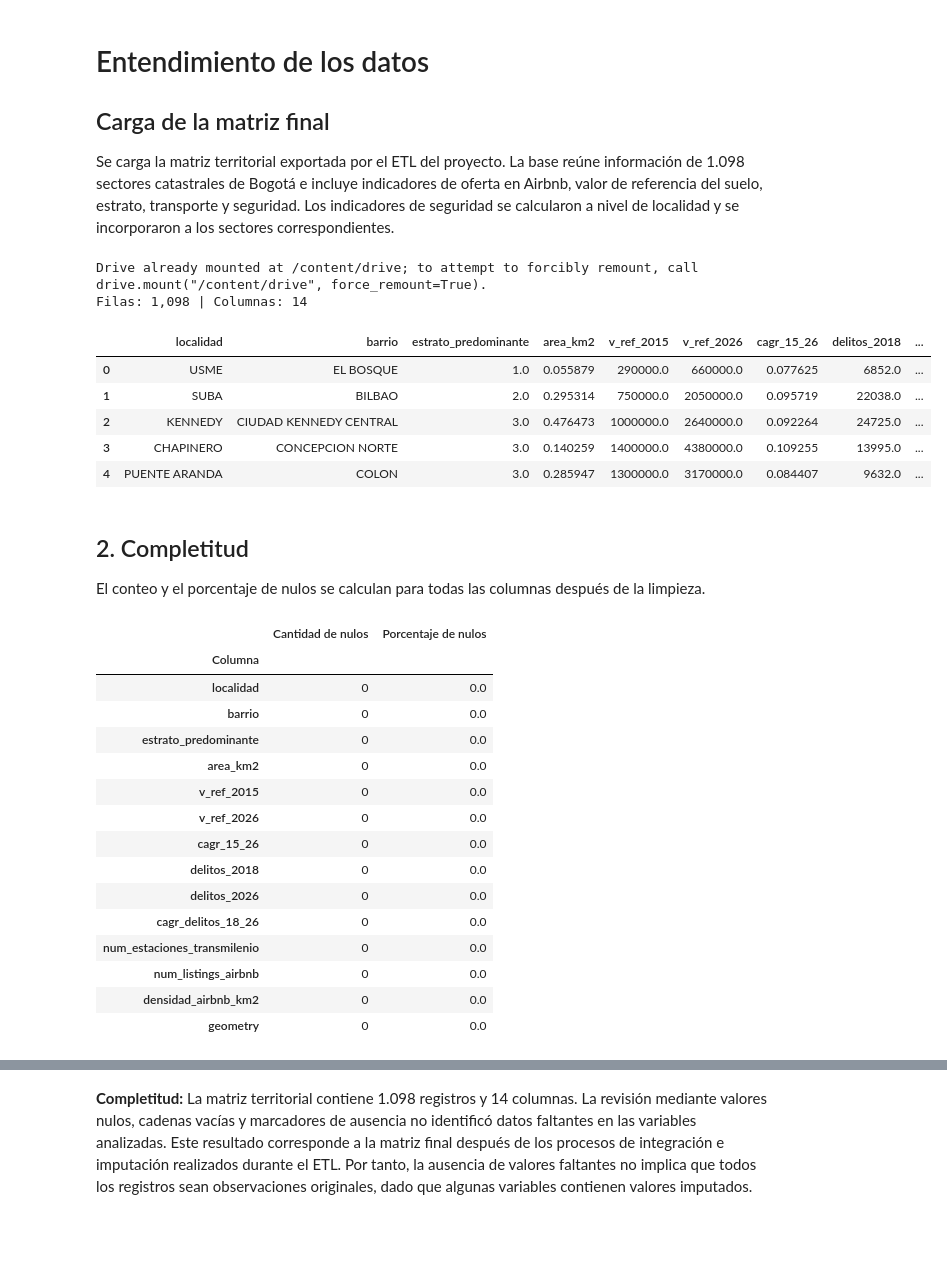
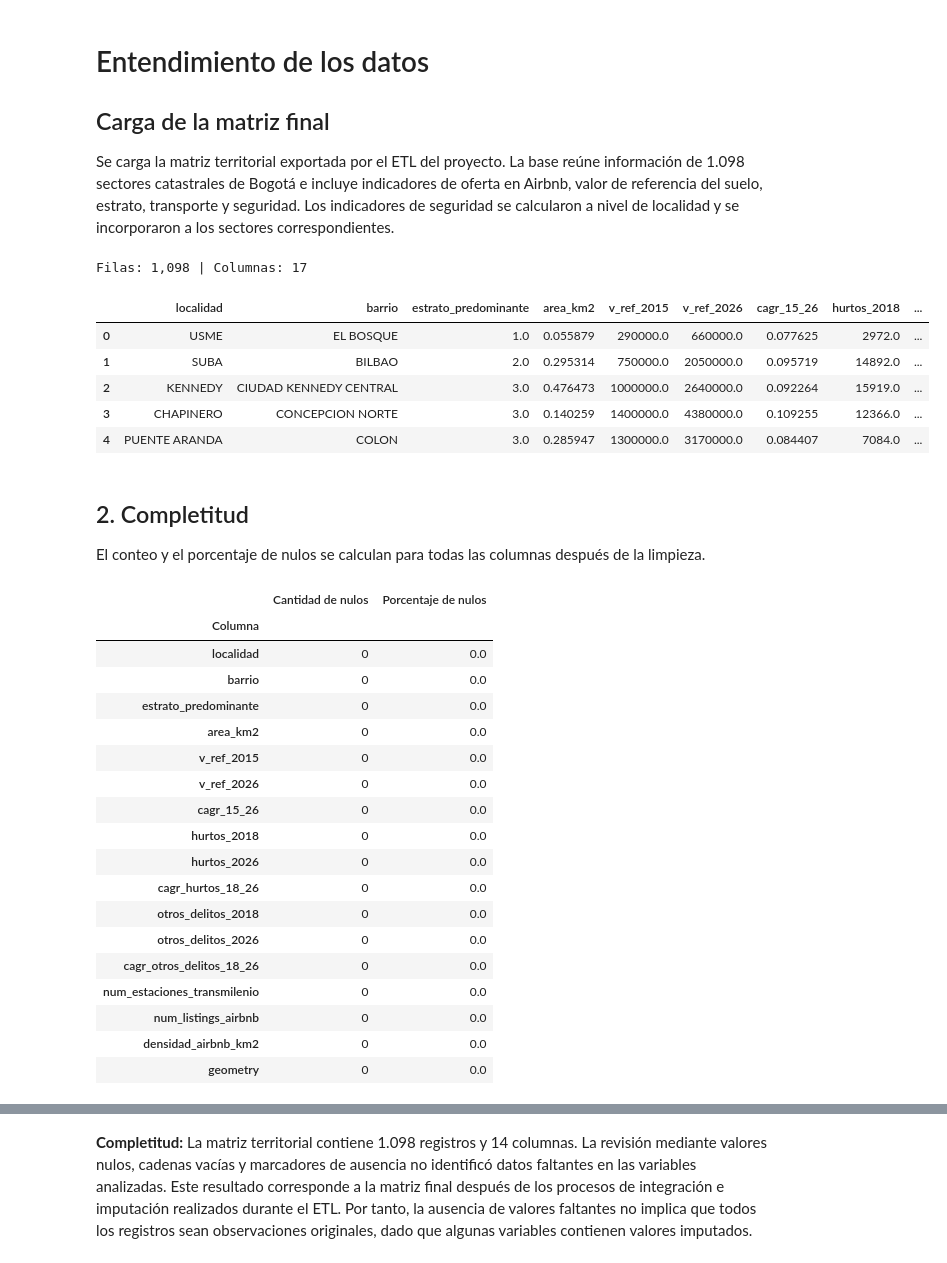
Before and after one commit to Informer20/dinamica-inmobiliaria-bogota-grupo2, a Jupyter notebook: notebooks/02_Entendimiento_de_los_datos.ipynb, the cells around one changed output, grey strips where cells are left out. Cells and saved outputs as stored; diff of their text form; code cells hidden in the pictures; blank space fills up the shorter version.

```diff
--- a/notebooks/02_Entendimiento_de_los_datos.ipynb
+++ b/notebooks/02_Entendimiento_de_los_datos.ipynb
@@ -14,22 +13,17 @@ from google.colab import drive
 # %%
-# Montar Drive y leer la matriz exportada por el ETL.
-drive.mount("/content/drive")
-ruta = Path("/content/drive/MyDrive/Guia 4/matriz_barrios_unificada.csv")
-if not ruta.is_file():
-    raise FileNotFoundError(f"Reemplaza ruta con la ruta que muestra Colab: {ruta}")
+ruta = Path("../datos_finales/matriz_barrios_unificada.csv")
 
 matriz_final = pd.read_csv(ruta)
 print(f"Filas: {len(matriz_final):,} | Columnas: {matriz_final.shape[1]}")
 display(matriz_final.drop(columns="geometry", errors="ignore").head())
 # %% [output]
-Drive already mounted at /content/drive; to attempt to forcibly remount, call drive.mount("/content/drive", force_remount=True).
-Filas: 1,098 | Columnas: 14
+Filas: 1,098 | Columnas: 17
-|  | localidad | barrio | estrato_predominante | area_km2 | v_ref_2015 | v_ref_2026 | cagr_15_26 | delitos_2018 | ... |
-| 0 | USME | EL BOSQUE | 1.0 | 0.055879 | 290000.0 | 660000.0 | 0.077625 | 6852.0 | ... |
-| 1 | SUBA | BILBAO | 2.0 | 0.295314 | 750000.0 | 2050000.0 | 0.095719 | 22038.0 | ... |
-| 2 | KENNEDY | CIUDAD KENNEDY CENTRAL | 3.0 | 0.476473 | 1000000.0 | 2640000.0 | 0.092264 | 24725.0 | ... |
-| 3 | CHAPINERO | CONCEPCION NORTE | 3.0 | 0.140259 | 1400000.0 | 4380000.0 | 0.109255 | 13995.0 | ... |
-| 4 | PUENTE ARANDA | COLON | 3.0 | 0.285947 | 1300000.0 | 3170000.0 | 0.084407 | 9632.0 | ... |
+|  | localidad | barrio | estrato_predominante | area_km2 | v_ref_2015 | v_ref_2026 | cagr_15_26 | hurtos_2018 | ... |
+| 0 | USME | EL BOSQUE | 1.0 | 0.055879 | 290000.0 | 660000.0 | 0.077625 | 2972.0 | ... |
+| 1 | SUBA | BILBAO | 2.0 | 0.295314 | 750000.0 | 2050000.0 | 0.095719 | 14892.0 | ... |
+| 2 | KENNEDY | CIUDAD KENNEDY CENTRAL | 3.0 | 0.476473 | 1000000.0 | 2640000.0 | 0.092264 | 15919.0 | ... |
+| 3 | CHAPINERO | CONCEPCION NORTE | 3.0 | 0.140259 | 1400000.0 | 4380000.0 | 0.109255 | 12366.0 | ... |
+| 4 | PUENTE ARANDA | COLON | 3.0 | 0.285947 | 1300000.0 | 3170000.0 | 0.084407 | 7084.0 | ... |
 # %% [markdown]
 ## 2. Completitud
 
@@ -50,9 +44,12 @@ display(pd.DataFrame({
 | v_ref_2015 | 0 | 0.0 |
 | v_ref_2026 | 0 | 0.0 |
 | cagr_15_26 | 0 | 0.0 |
-| delitos_2018 | 0 | 0.0 |
-| delitos_2026 | 0 | 0.0 |
-| cagr_delitos_18_26 | 0 | 0.0 |
+| hurtos_2018 | 0 | 0.0 |
+| hurtos_2026 | 0 | 0.0 |
+| cagr_hurtos_18_26 | 0 | 0.0 |
+| otros_delitos_2018 | 0 | 0.0 |
+| otros_delitos_2026 | 0 | 0.0 |
+| cagr_otros_delitos_18_26 | 0 | 0.0 |
 | num_estaciones_transmilenio | 0 | 0.0 |
 | num_listings_airbnb | 0 | 0.0 |
 | densidad_airbnb_km2 | 0 | 0.0 |
```
Also changed, not shown: parts of 12 cells of this notebook.
